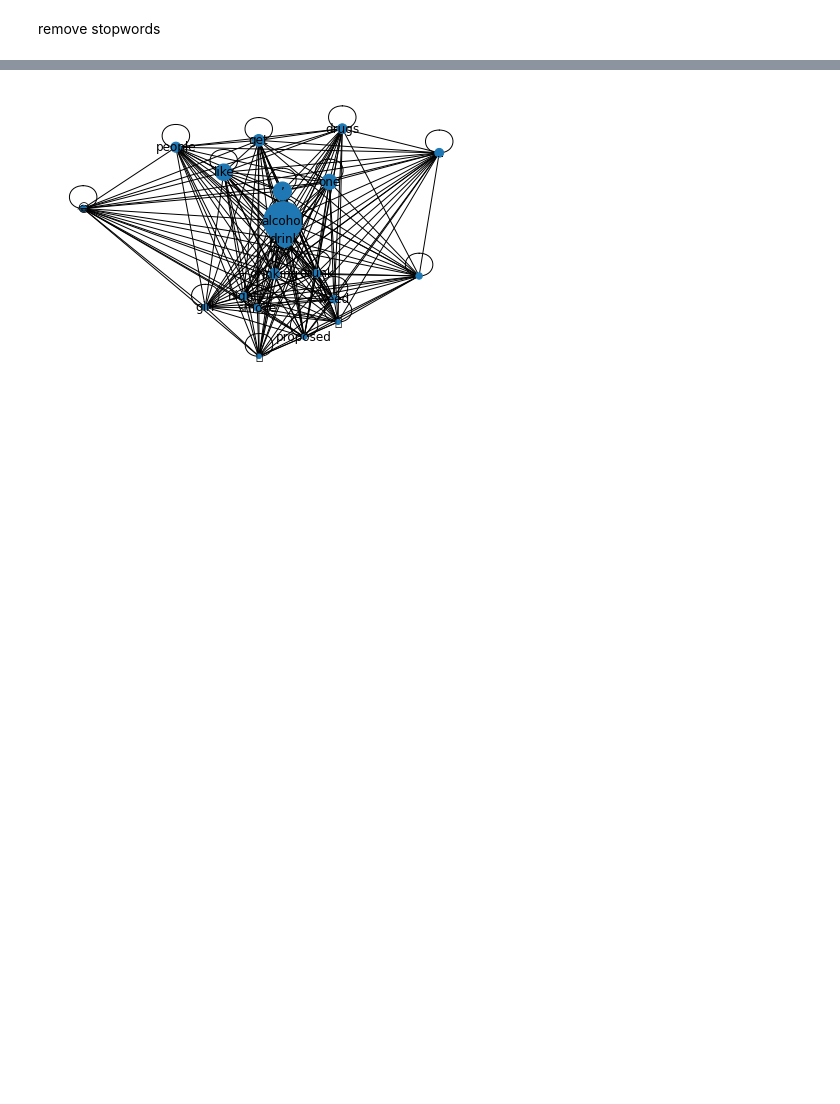
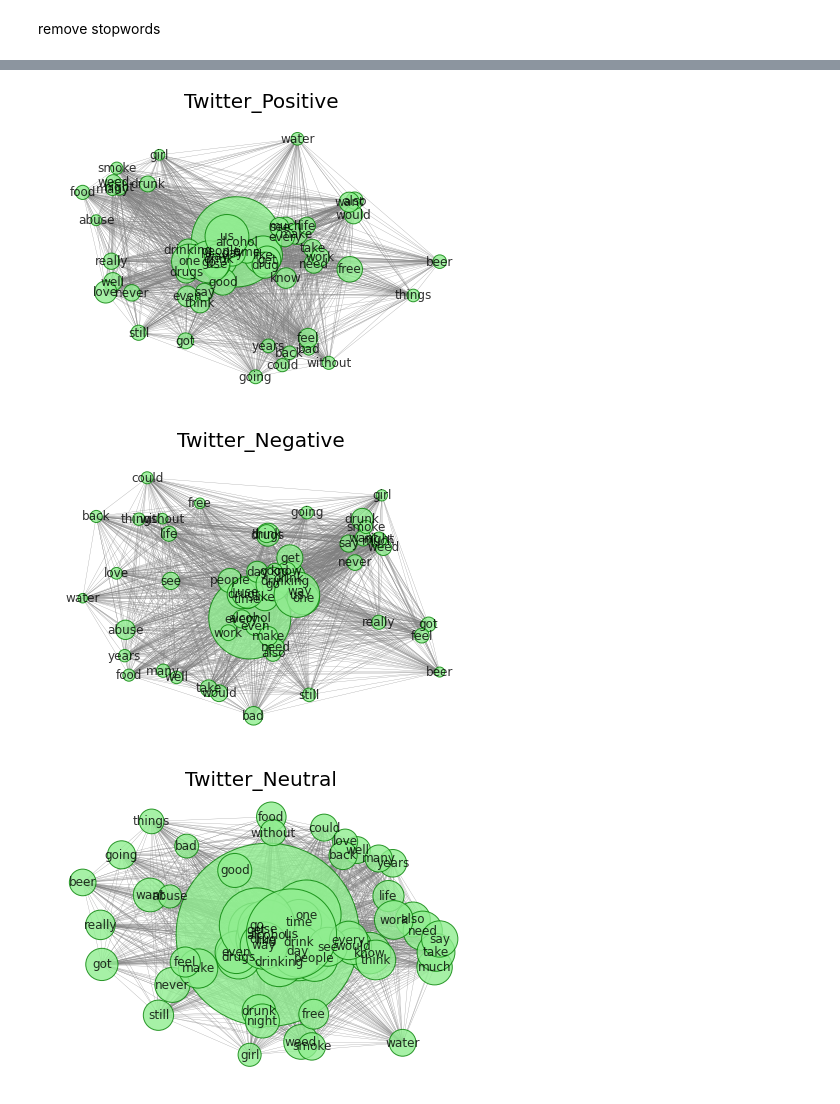
Before and after one commit to Coco-Jiachen-Yu/replication-materials-Coco-Jiachen-Yu, a Jupyter notebook: Analysis_Twitter.ipynb, the cells around one changed output, grey strips where cells are left out. Drawn from its saved outputs; the diff is of its cells as text; code cells hidden in the pictures; blank space fills up the shorter version.

```diff
--- a/Analysis_Twitter.ipynb
+++ b/Analysis_Twitter.ipynb
@@ -51,13 +102,13 @@ STOP_PREFIXES = ("@", "http", "&amp")
 
 def clean_text(comment):
     comment = comment.replace("\n", " ")
-    comment = comment.replace("  ", " ")
     comment = comment.lower()
     words = []
 
     for word in TweetTokenizer().tokenize(comment):
-        if word not in list(string.punctuation) and word not in stopwords.words("english") and not word.startswith(STOP_PREFIXES):
-            words.append(word)
+        if word:
+            if word.isalpha() and word not in list(string.punctuation) and word not in stopwords.words("english") and not word.startswith(STOP_PREFIXES) and word != "’":
+                words.append(word)
 
     return (" ").join(words)
 
@@ -101,0 +144,13 @@ freq_dic = dict(FreqDist(words.split(" ")))
+# %%
+from nltk.probability import FreqDist
+
+freq = FreqDist(words.split(" "))
+
+all_fdist = pd.Series(dict(freq.most_common(30)))
+fig, ax = plt.subplots(figsize=(10,10))
+all_plot = sns.barplot(y=all_fdist.index, x=all_fdist.values, ax=ax)
+plt.xticks(rotation=30)
+plt.title("30 Most Frequent Alcohol-Related Words on Twitter", size=20)
+plt.show()
+
+freq_words = list(freq)[:56]
@@ -148,39 +209,63 @@ The mean compound sentiment score: 0.030087874281514698
 # %%
 def word_freq(content, word1, word2):
     if word1 in content and word2 in content:
         return 1
     else:
         return 0
 
 def word_sent(content, sentiment, word):
     if word in content:
         return sentiment
     else:
         return 0
 
 positive_scores = {}
-neutral_scorres = {}
-negative_scrores = {}
+neutral_scores = {}
+negative_scores = {}
 compound_scores = {}
 
 graph1 = nx.Graph()
+sentiment_sim_lst = []
 
-for i in range(len(freq_words)):
-    word1 = freq_words[i]
+checked_lst = []
 
-    #add sentiment scores
+for word1 in freq_words:
+
     positive_scores[word1] = data.apply(lambda x: word_sent(x["content"], x["Positive"], word1), axis=1).mean() * 50000
-    neutral_scorres[word1] = data.apply(lambda x: word_sent(x["content"], x["Neutral"], word1), axis=1).mean() * 50000
-    negative_scrores[word1] = data.apply(lambda x: word_sent(x["content"], x["Negative"], word1), axis=1).mean() * 50000
+    neutral_scores[word1] = data.apply(lambda x: word_sent(x["content"], x["Neutral"], word1), axis=1).mean() * 50000
+    negative_scores[word1] = data.apply(lambda x: word_sent(x["content"], x["Negative"], word1), axis=1).mean() * 50000
     compound_scores[word1] = data.apply(lambda x: word_sent(x["content"], x["Compound"], word1), axis=1).mean() * 50000
 
-    for j in range(len(freq_words)):
-        word2 = freq_words[j]
+    if checked_lst:
+        for word2 in checked_lst:
+            tie = data.apply(lambda x: word_freq(x["content"], word1, word2), axis=1).sum()
 
-        tie = data.apply(lambda x: word_freq(x["content"], word1, word2), axis=1).sum()
+            graph1.add_edge(word1, word2, weight=tie)
+            sentiment_sim_lst.append([word1, word2, tie])
 
-        graph1.add_edge(word1, word2, weight=tie)
+    checked_lst.append(word1)
 
-nx.draw(graph1, nodelist=list(positive_scores.keys()), node_size=list(positive_scores.values()), with_labels=True)
+
+nx.draw(graph1, nodelist=list(positive_scores.keys()), node_size=list(positive_scores.values()), with_labels=True,
+node_color="lightgreen", width=0.3, edge_color="gray", edgecolors="green", alpha=0.8)
+plt.title("Twitter_Positive", size=20)
+plt.show()
+
+nx.draw(graph1, nodelist=list(negative_scores.keys()), node_size=list(negative_scores.values()), with_labels=True,
+node_color="lightgreen", width=0.3, edge_color="gray", edgecolors="green", alpha=0.8)
+plt.title("Twitter_Negative", size=20)
+plt.show()
+
+nx.draw(graph1, nodelist=list(neutral_scores.keys()), node_size=list(neutral_scores.values()), with_labels=True,
+node_color="lightgreen", width=0.3, edge_color="gray", edgecolors="green", alpha=0.8)
+plt.title("Twitter_Neutral", size=20)
+plt.show()
+
+nx.draw(graph1, nodelist=list(compound_scores.keys()), node_size=list(compound_scores.values()), with_labels=True,
+node_color="lightgreen", width=0.3, edge_color="gray", edgecolors="green", alpha=0.8)
+plt.title("Twitter_Compound", size=20)
+plt.show()
 # %% [output]
-[figure, old version]
+[figure, new version]
+[figure, added]
+[figure, added]
```
Also changed, not shown: parts of 14 cells of this notebook, 2 other files.
